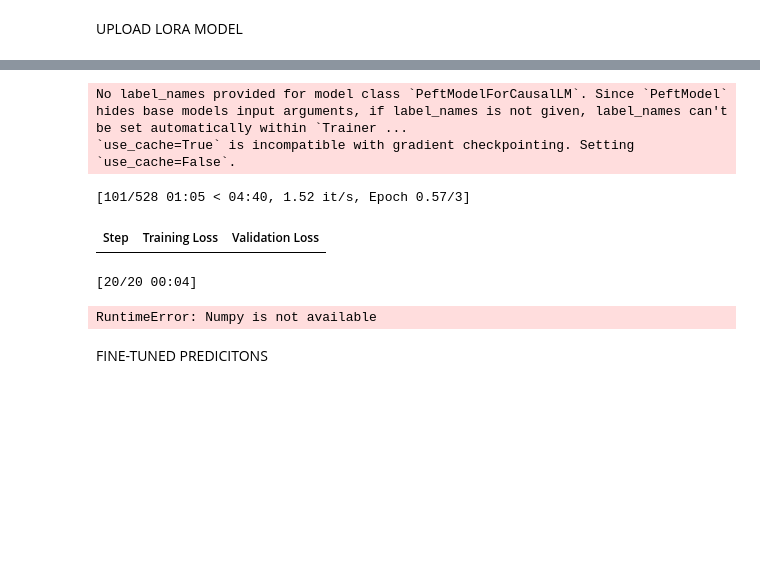
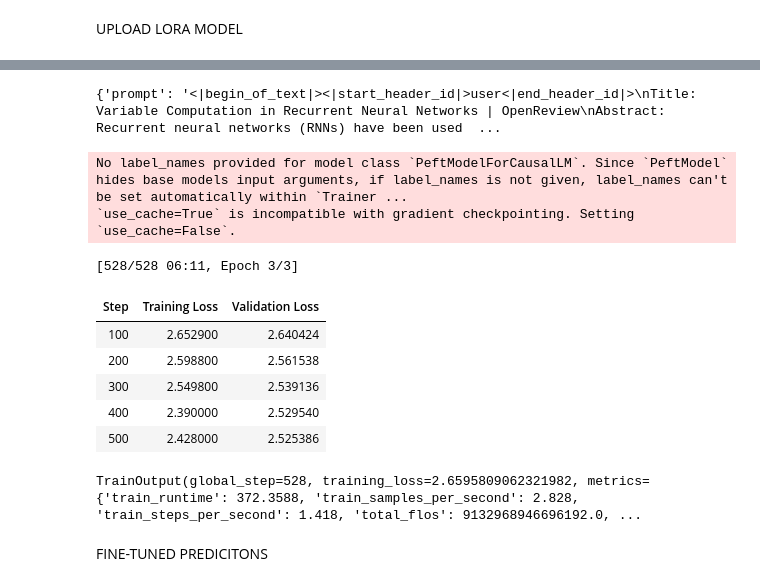
Before and after one commit to camillabonomo02/Automated_Paper_Review, a Jupyter notebook: main.ipynb, the cells around one changed output, grey strips where cells are left out. Cells and saved outputs as stored; diff of their text form; code cells hidden in the pictures; blank space fills up the shorter version.

```diff
--- a/main.ipynb
+++ b/main.ipynb
@@ -151,7 +160,7 @@ def build_ft_prompt(paper):
         f"<|begin_of_text|><|start_header_id|>user<|end_header_id|>\n"
         f"Title: {paper['title']}\n"
         f"Abstract: {paper['abstract']}\n"
-        "What are the strengths and weaknesses of this paper? Please format your answer as two sections: Strengths and Weaknesses.<|eot_id|>\n"
+        "What are the strengths and weaknesses of this paper?<|eot_id|>\n"
         "<|start_header_id|>assistant<|end_header_id|>\n"
     )
 
@@ -328,4 +357,9 @@ val_dataset = Dataset.from_pandas(val_df).map(ft_prompt)
+# %%
+print(ft_prompt(train_df.iloc[0]))
+# %% [output]
+{'prompt': '<|begin_of_text|><|start_header_id|>user<|end_header_id|>\nTitle: Variable Computation in Recurrent Neural Networks | OpenReview\nAbstract: Recurrent neural networks (RNNs) have been used  ...
 # %%
+'''
 #TOKENIZE AND prepare datasets
 def tokenize_function(example):
     tokens= tokenizer(
@@ -339,6 +373,7 @@ def tokenize_function(example):
 
 train_dataset = train_dataset.map(tokenize_function)
 val_dataset = val_dataset.map(tokenize_function)
+'''
 
 #suggestion
 def tokenize_function(example):
@@ -353,41 +388,50 @@ def tokenize_function(example):
     )
     tokens["labels"] = [-100] * prompt_len + tokens["input_ids"][prompt_len:]
     return tokens
+
+train_dataset = train_dataset.map(tokenize_function, remove_columns=train_dataset.column_names)
+val_dataset = val_dataset.map(tokenize_function, remove_columns=val_dataset.column_names)
+# remove_columns=train_dataset.column_names ensures only the tokenized fields remain.
 # %%
 # Fine-tuning setup with Trainer
 from transformers import TrainingArguments, Trainer
 
 training_args = TrainingArguments(
     output_dir="./finetuned-llama3",
+    remove_unused_columns=False,
     per_device_train_batch_size=2,
     per_device_eval_batch_size=2,
     eval_strategy="steps",
     save_strategy="steps",
     logging_steps=10,
     save_steps=100,
     eval_steps=100,
     num_train_epochs=3,
     learning_rate=2e-5,
     fp16=True,
     report_to="none"
 )
 
 trainer = Trainer(
     model=model_ft,
     args=training_args,
     train_dataset=train_dataset,
     eval_dataset=val_dataset,
     tokenizer=tokenizer
 )
 
 trainer.train()
 # %% [output]
 No label_names provided for model class `PeftModelForCausalLM`. Since `PeftModel` hides base models input arguments, if label_names is not given, label_names can't be set automatically within `Trainer ...
 `use_cache=True` is incompatible with gradient checkpointing. Setting `use_cache=False`.
-[101/528 01:05 < 04:40, 1.52 it/s, Epoch 0.57/3]
+[528/528 06:11, Epoch 3/3]
 | Step | Training Loss | Validation Loss |
+| 100 | 2.652900 | 2.640424 |
+| 200 | 2.598800 | 2.561538 |
+| 300 | 2.549800 | 2.539136 |
+| 400 | 2.390000 | 2.529540 |
+| 500 | 2.428000 | 2.525386 |
-[20/20 00:04]
+TrainOutput(global_step=528, training_loss=2.6595809062321982, metrics={'train_runtime': 372.3588, 'train_samples_per_second': 2.828, 'train_steps_per_second': 1.418, 'total_flos': 9132968946696192.0, ...
-RuntimeError: Numpy is not available
 # %% [markdown]
 FINE-TUNED PREDICITONS
 # %%
```
Also changed, not shown: parts of 5 cells of this notebook, 2 other files.
